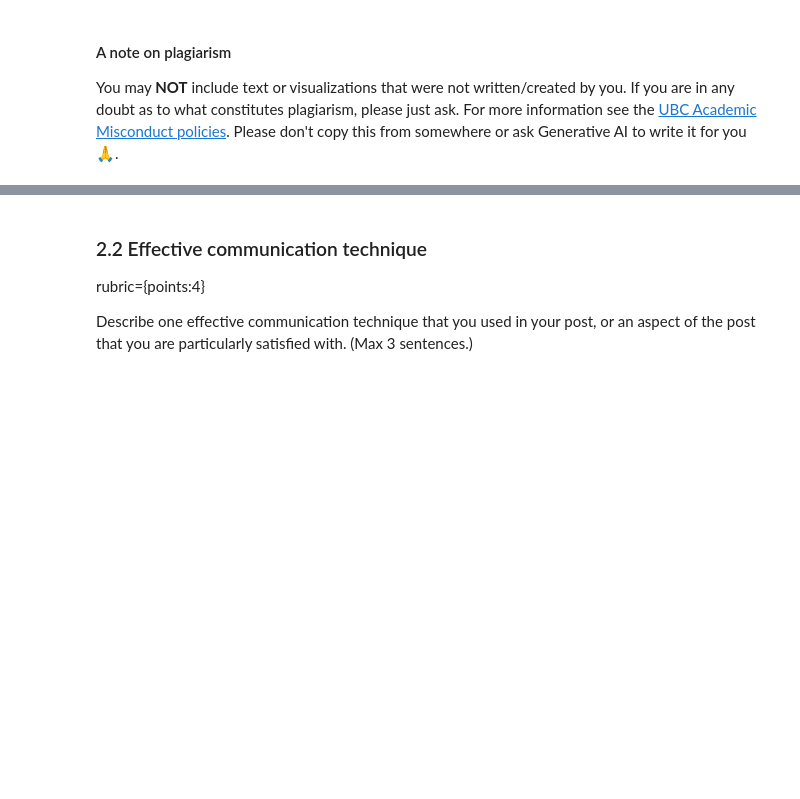
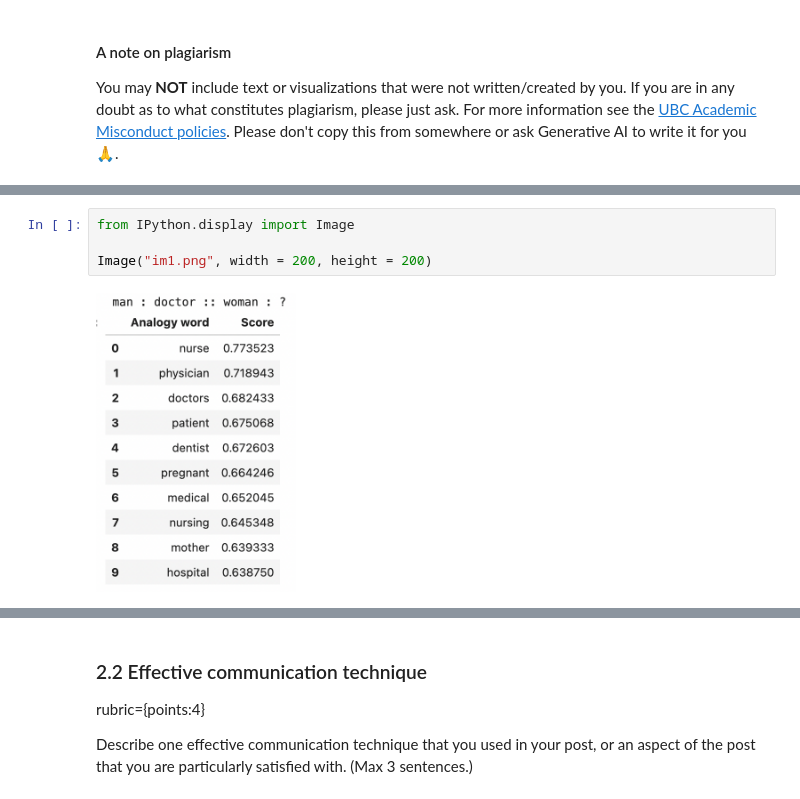
Before and after one commit to lsheresa/hw9, a Jupyter notebook: hw9.ipynb, the cells around one changed output, grey strips where cells are left out. Cells and saved outputs as stored; diff of their text form; blank space fills up the shorter version.

```diff
--- a/hw9.ipynb
+++ b/hw9.ipynb
@@ -149,0 +105,6 @@ Understanding and addressing biases in pre-trained embeddings is crucial for cre
+# %%
+from IPython.display import Image
+
+Image("im1.png", width = 200, height = 200)
+# %% [output]
+[figure, added]
```
Also changed, not shown: parts of 7 cells of this notebook.
